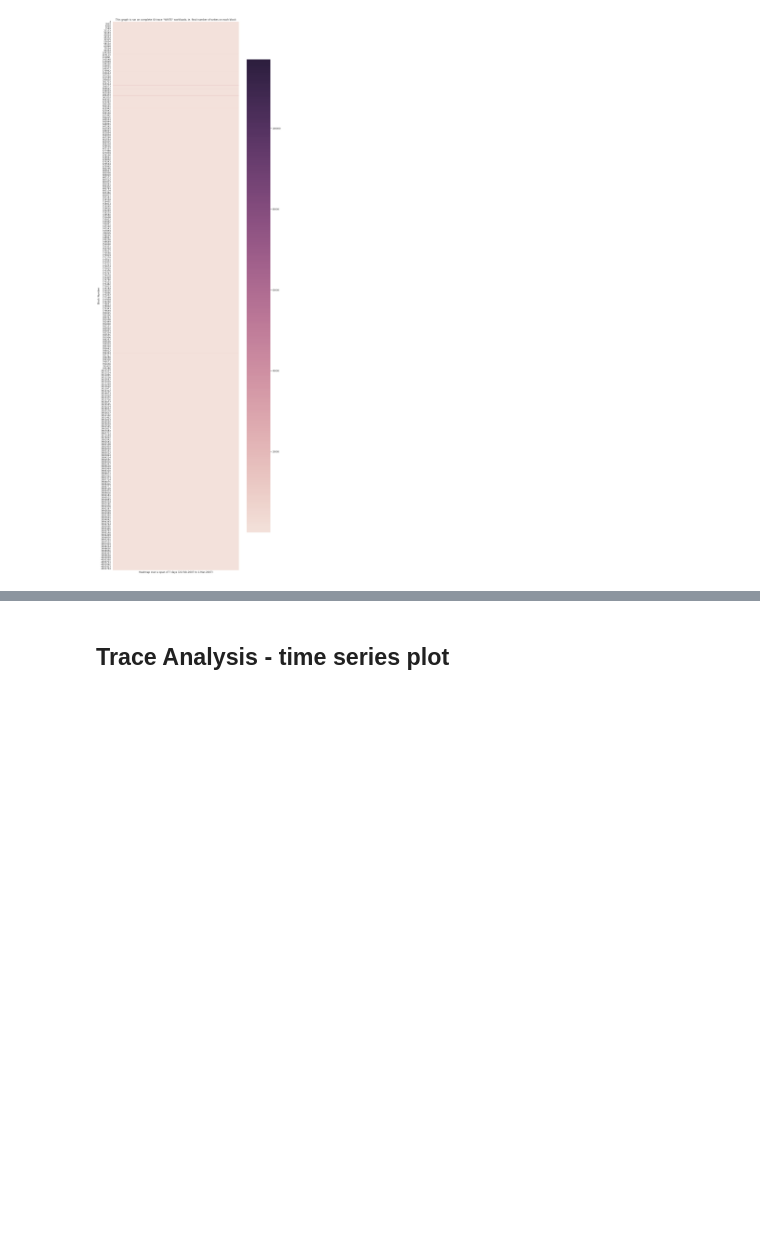
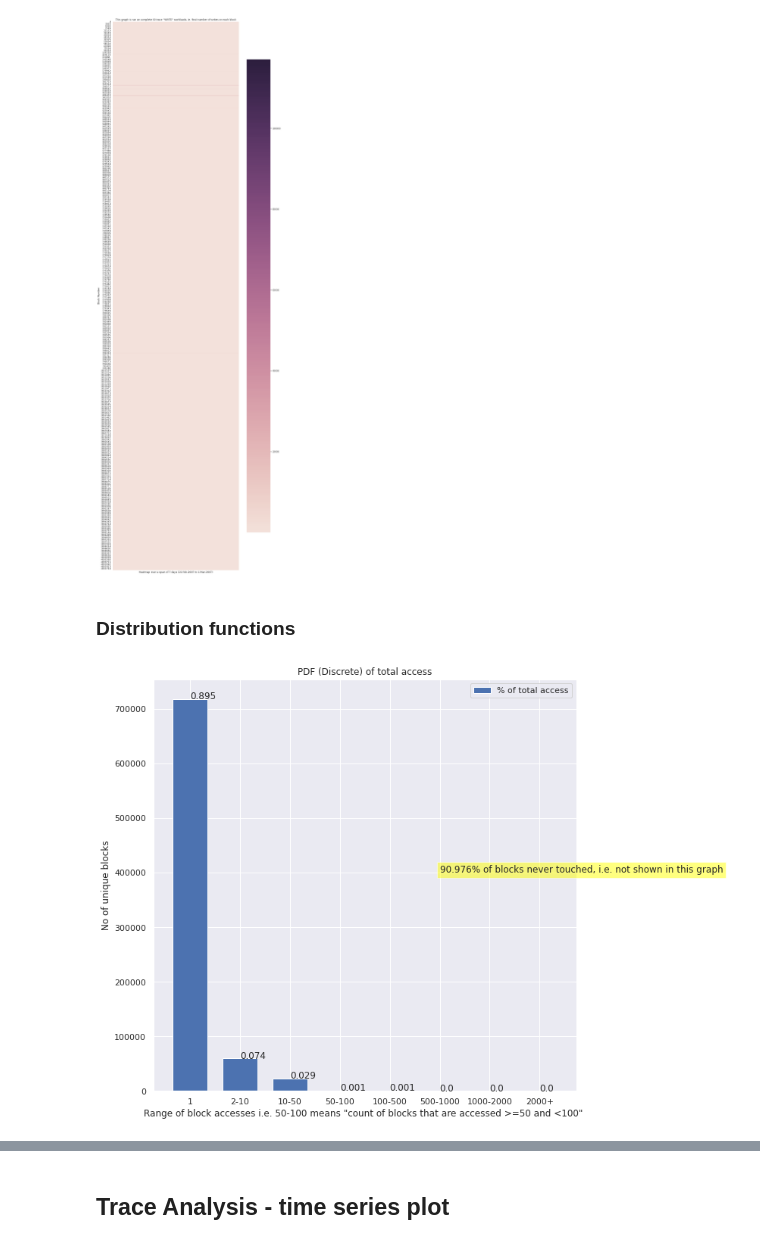
Before and after one commit to PrathUpadhyay/Systems, a Jupyter notebook: IO_Traces/MSR_Traces_mds_0.ipynb, the cells around one changed output, grey strips where cells are left out. Cells and saved outputs as stored; diff of their text form; code cells hidden in the pictures; blank space fills up the shorter version.

Commit message:
Added Distribution plots - MSR_mds_0

```diff
--- a/IO_Traces/MSR_Traces_mds_0.ipynb
+++ b/IO_Traces/MSR_Traces_mds_0.ipynb
@@ -179,3 +172,5 @@ plt.title('This graph is run on complete IO trace "WRITE" workloads, ie. final n
 plt.show()
 # %% [output]
 [figure]
+# %% [markdown]
+### Distribution functions
@@ -181,0 +226,25 @@ plt.show()
+# %%
+import matplotlib.pyplot as pyplot
+
+pyplot.figure(figsize=(10,10))
+
+
+x_axis = ["1", "2-10", "10-50", "50-100", "100-500", "500-1000", "1000-2000", "2000+"]
+
+y_axis = [block_range_1, block_range_2_10, block_range_10_50,
+          block_range_50_100, block_range_100_500, block_range_500_1000,
+          block_range_1000_2000, block_range_2000_plus]
+
+pyplot.bar(x_axis, y_axis, width=0.7, label='% of total access')
+# pyplot.bar(x_h, host_read_latency, width=0.7, label='Oasis')
+# pyplot.xticks([])
+pyplot.legend(loc='upper right')
+pyplot.title("PDF (Discrete) of total access")
+pyplot.ylabel('No of unique blocks')
+pyplot.xlabel('Range of block accesses i.e. 50-100 means "count of blocks that are accessed >=50 and <100" ')
+pyplot.text(5, 400000, "90.976% of blocks never touched, i.e. not shown in this graph", bbox=dict(facecolor='yellow', alpha=0.5))
+
+for i in range(len(x_axis)):
+    pyplot.annotate(str(round(y_axis[i]/len(block_counter_dict), 3)), xy=(x_axis[i], y_axis[i]))
+# %% [output]
+[figure, added]
```
Also changed, not shown: parts of 5 cells of this notebook.
